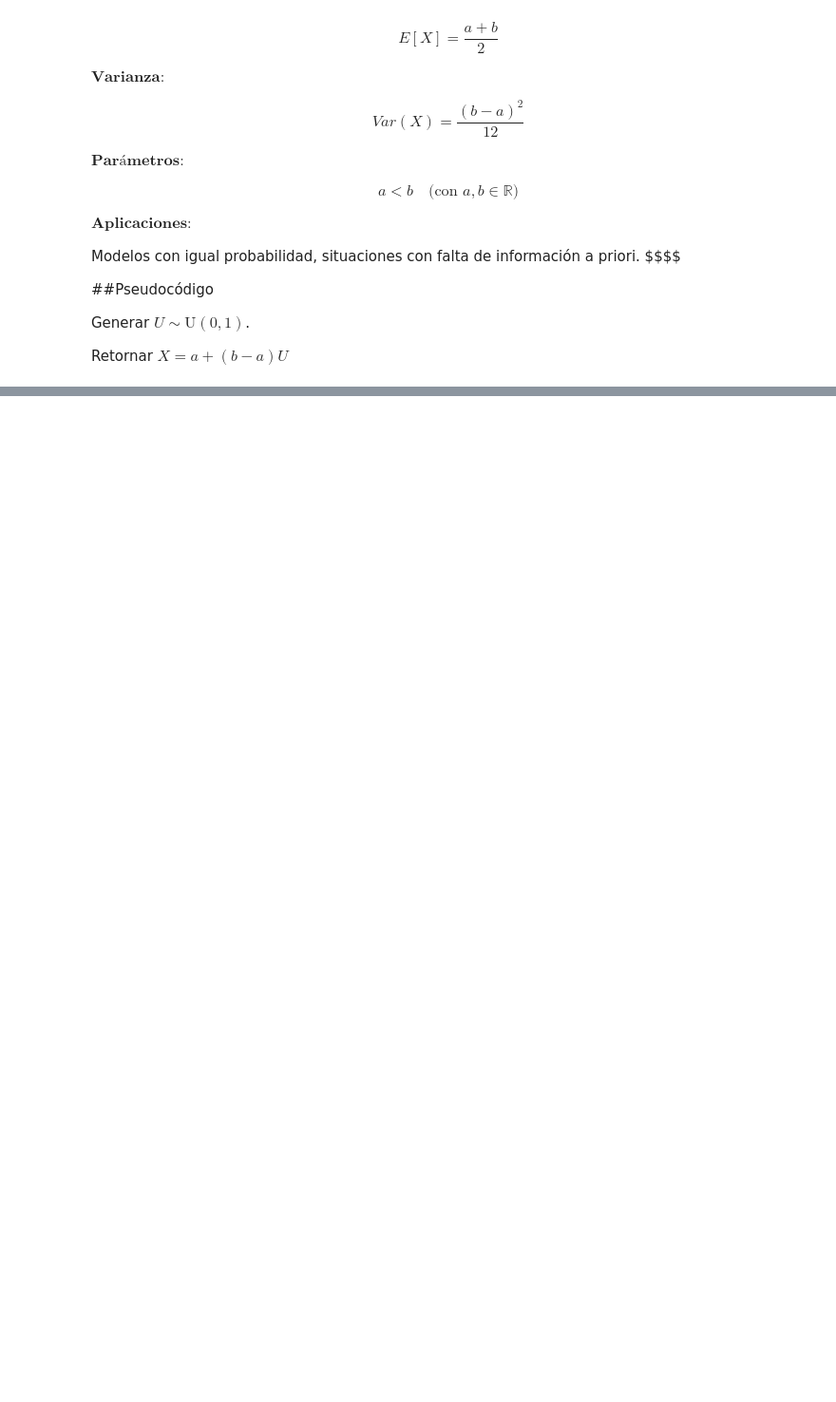
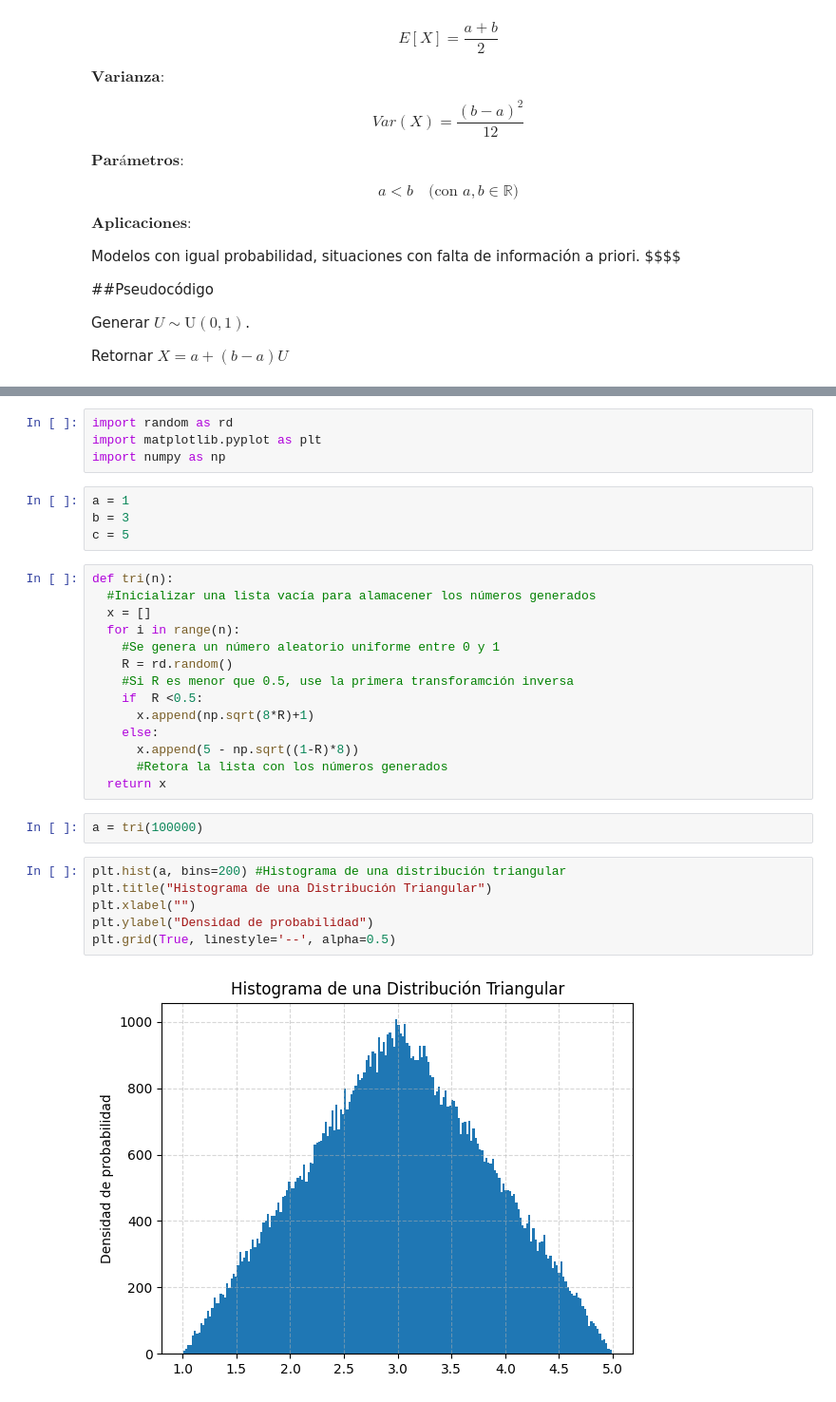
Before and after one commit to ClementeGarcia/Simulaci-n-1, a Jupyter notebook: Catalogo.ipynb, the cells around one changed output, grey strips where cells are left out. Shown at 95% size. Saved outputs shown, nothing was run; the diff lists cells and outputs as text; blank space fills up the shorter version.

```diff
--- a/Catalogo.ipynb
+++ b/Catalogo.ipynb
@@ -66,0 +162,32 @@ Retornar $ X = a + (b - a)U $
+# %%
+import random as rd
+import matplotlib.pyplot as plt
+import numpy as np
+# %%
+a = 1
+b = 3
+c = 5
+# %%
+def tri(n):
+  #Inicializar una lista vacía para alamacener los números generados
+  x = []
+  for i in range(n):
+    #Se genera un número aleatorio uniforme entre 0 y 1
+    R = rd.random()
+    #Si R es menor que 0.5, use la primera transforamción inversa
+    if  R <0.5:
+      x.append(np.sqrt(8*R)+1)
+    else:
+      x.append(5 - np.sqrt((1-R)*8))
+      #Retora la lista con los números generados
+  return x
+# %%
+a = tri(100000)
+# %%
+plt.hist(a, bins=200) #Histograma de una distribución triangular
+plt.title("Histograma de una Distribución Triangular")
+plt.xlabel("")
+plt.ylabel("Densidad de probabilidad")
+plt.grid(True, linestyle='--', alpha=0.5)
+# %% [output]
+[figure, added]
```
Also changed, not shown: parts of 6 cells of this notebook.
